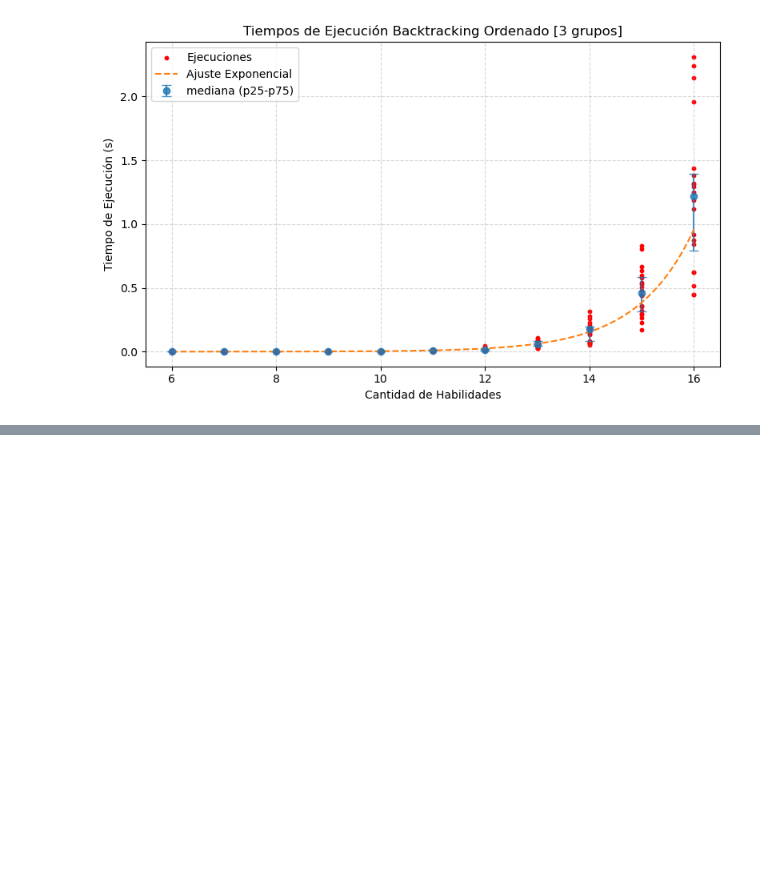
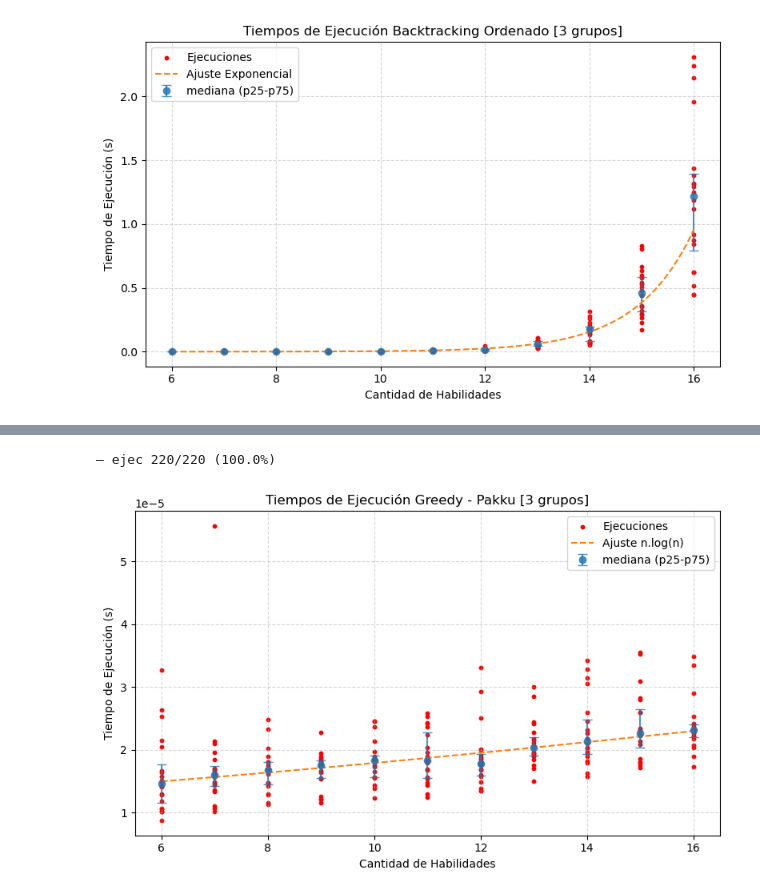
Before and after one commit to hhuzan/tda_tp_3, a Jupyter notebook: mediciones/mediciones.ipynb, the cells around one changed output, grey strips where cells are left out. Drawn from its saved outputs; the diff is of its cells as text; code cells hidden in the pictures; blank space fills up the shorter version.

```diff
--- a/mediciones/mediciones.ipynb
+++ b/mediciones/mediciones.ipynb
@@ -163,0 +257,74 @@ plt.show()
+# %%
+filas = []
+
+total_iters = CANT_POR_TAM * (MAX_TAM - MIN_TAM + 1)
+iter_idx = 0
+
+for i in range(CANT_POR_TAM):
+    for tam in range(MIN_TAM, MAX_TAM + 1):
+        iter_idx += 1
+        habilidades = generar_habilidades(tam)
+
+        inicio = time.perf_counter()
+        greedy_pakku(CANT_GRUPOS, habilidades)
+        dur = time.perf_counter() - inicio
+
+        filas.append({"tam": tam, "iter": i, "tiempo": dur})
+
+        # Indicador avance
+        pct = iter_idx / total_iters * 100
+        sys.stdout.write(f"\r— ejec {iter_idx}/{total_iters} ({pct:5.1f}%)")
+        sys.stdout.flush()
+
+print()
+
+# Estadísticas por tamaño
+df = pd.DataFrame(filas)
+summary = df.groupby("tam")["tiempo"].agg(["median", "mean", "count",
+                                           lambda x: np.percentile(x, 25),
+                                           lambda x: np.percentile(x, 75)])
+summary.columns = ["median", "mean", "count", "p25", "p75"]
+# print(summary)
+
+# Ajuste median con modelo n*log(n)
+x = summary.index.values.astype(float)         # tamaños
+y_med = summary["median"].values
+
+# Evitar log(0)
+x_safe = np.where(x > 0, x, 1)
+x_logn = x_safe * np.log(x_safe)
+
+# Ajuste lineal: y ≈ a * (n log n) + b
+coeffs_nlogn = np.polyfit(x_logn, y_med, 1)
+a_nlogn, b_nlogn = coeffs_nlogn[0], coeffs_nlogn[1]
+
+def modelo_nlogn(xv):
+    xv_safe = np.where(xv > 0, xv, 1)
+    return a_nlogn * xv_safe * np.log(xv_safe) + b_nlogn
+
+
+
+plt.figure(figsize=(8, 5))
+plt.scatter(df["tam"], df["tiempo"], color='red',
+            s=10, alpha=1, label="Ejecuciones")
+
+
+plt.errorbar(x, y_med, yerr=[y_med - summary["p25"].values, summary["p75"].values - y_med],
+             fmt='o', alpha=.8, capsize=4, label="mediana (p25-p75)")
+
+xs = np.linspace(MIN_TAM, MAX_TAM, 200)
+plt.plot(xs, modelo_nlogn(xs), linestyle='--',
+         label=f"Ajuste n.log(n)")
+
+plt.xlabel('Cantidad de Habilidades')
+plt.ylabel('Tiempo de Ejecución (s)')
+plt.title('Tiempos de Ejecución Greedy - Pakku [3 grupos]')
+plt.legend()
+plt.grid(linestyle='--', alpha=0.5)
+plt.tight_layout()
+plt.savefig("../informe/img/ajuste_greedy_pakku.png",
+            dpi=300, bbox_inches='tight')
+plt.show()
+# %% [output]
+— ejec 220/220 (100.0%)
+[figure, added]
```
Also changed, not shown: parts of 6 cells of this notebook, 9 other files.
